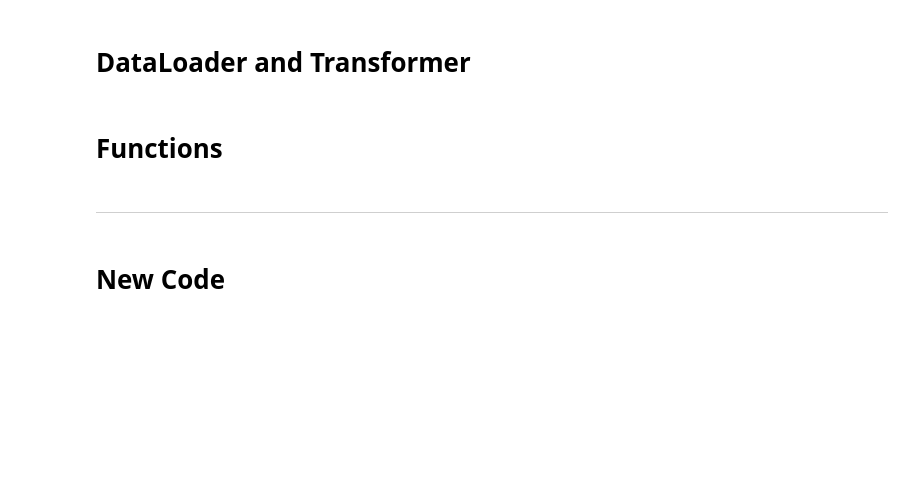
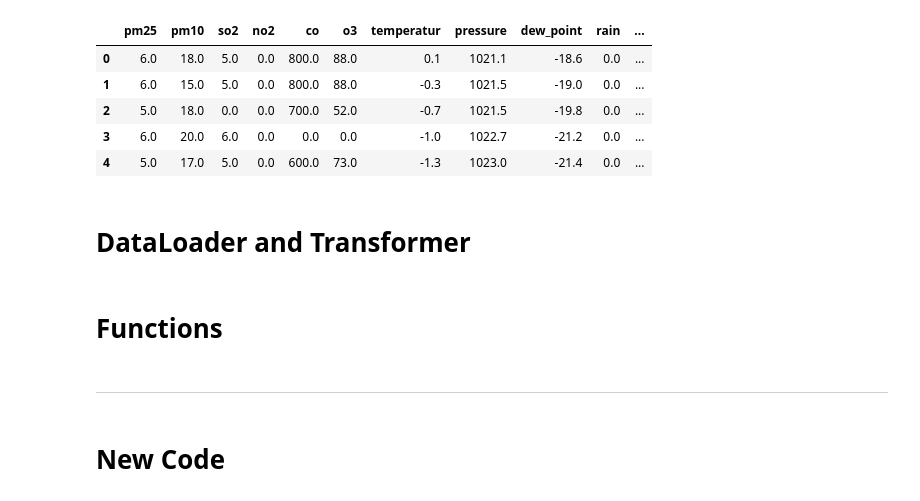
Before and after one commit to yjaenike/master-thesis, a Jupyter notebook: models/train.ipynb, the cells around one changed output. Drawn from its saved outputs; the diff is of its cells as text; code cells hidden in the pictures; blank space fills up the shorter version.

```diff
--- a/models/train.ipynb
+++ b/models/train.ipynb
@@ -83,8 +113,22 @@ print(device)
 # %%
 # Load the dataset and preprocess it
 aq = pd.read_parquet("/home/yannic/master-thesis/data_air/prsa_data.parquet")
-aq_prep = pd.concat([aq,pd.get_dummies(aq['station'], prefix='station',dummy_na=False)],axis=1).drop(['station'],axis=1).drop(columns=["wind_direction"])
+
+# With Stations
+#aq_prep = pd.concat([aq,pd.get_dummies(aq['station'], prefix='station',dummy_na=False)],axis=1).drop(['station'],axis=1).drop(columns=["wind_direction"])
+
+# Without Stations
+aq_prep = aq.drop(['station'],axis=1).drop(columns=["wind_direction"]).iloc[:,4:]
+
+aq_prep = aq_prep.fillna(0)
 aq_prep.head()
+# %% [output]
+|  | pm25 | pm10 | so2 | no2 | co | o3 | temperatur | pressure | dew_point | rain | ... |
+| 0 | 6.0 | 18.0 | 5.0 | 0.0 | 800.0 | 88.0 | 0.1 | 1021.1 | -18.6 | 0.0 | ... |
+| 1 | 6.0 | 15.0 | 5.0 | 0.0 | 800.0 | 88.0 | -0.3 | 1021.5 | -19.0 | 0.0 | ... |
+| 2 | 5.0 | 18.0 | 0.0 | 0.0 | 700.0 | 52.0 | -0.7 | 1021.5 | -19.8 | 0.0 | ... |
+| 3 | 6.0 | 20.0 | 6.0 | 0.0 | 0.0 | 0.0 | -1.0 | 1022.7 | -21.2 | 0.0 | ... |
+| 4 | 5.0 | 17.0 | 5.0 | 0.0 | 600.0 | 73.0 | -1.3 | 1023.0 | -21.4 | 0.0 | ... |
 # %% [markdown]
 # DataLoader and Transformer
 # %% [markdown]
```
Also changed, not shown: parts of 7 cells of this notebook, 4 other files.
